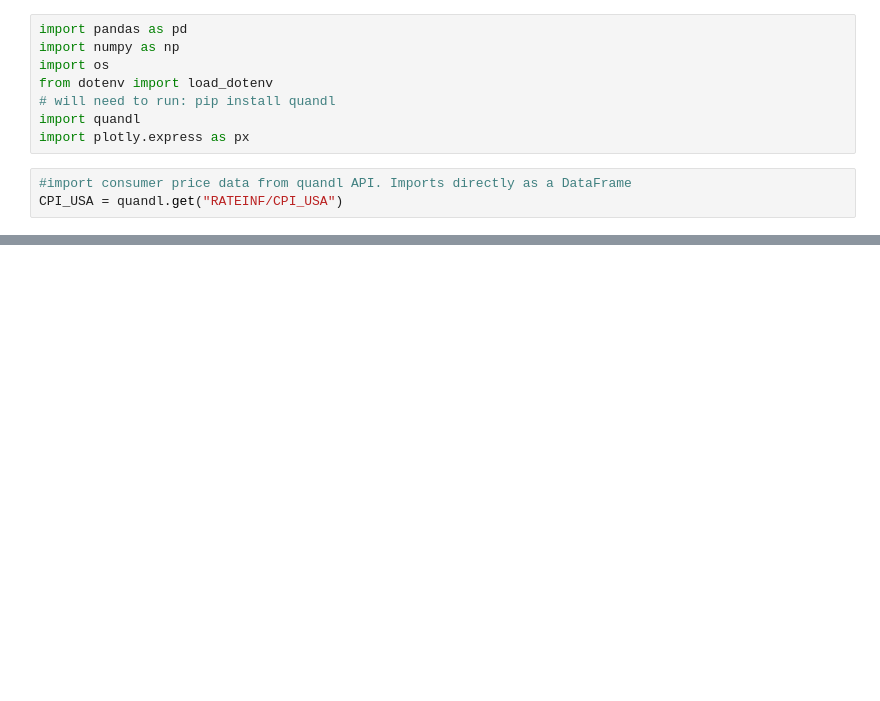
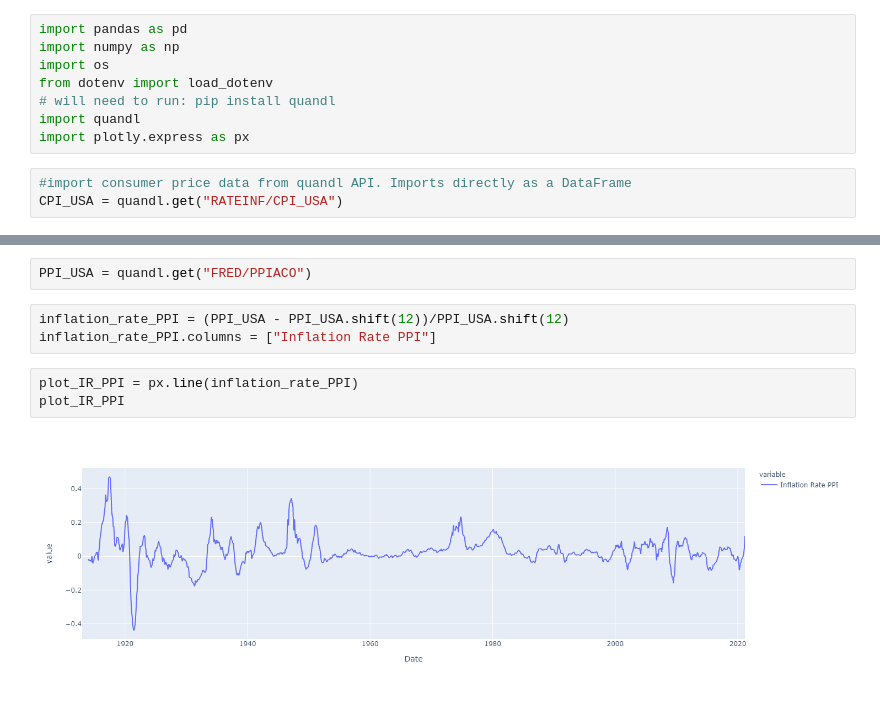
Before and after one commit to 44nash/project_1, a Jupyter notebook: data.ipynb, the cells around one changed output, grey strips where cells are left out. Cells and saved outputs as stored; diff of their text form; blank space fills up the shorter version.

```diff
--- a/data.ipynb
+++ b/data.ipynb
@@ -55,0 +23,10 @@ plot
+# %%
+PPI_USA = quandl.get("FRED/PPIACO")
+# %%
+inflation_rate_PPI = (PPI_USA - PPI_USA.shift(12))/PPI_USA.shift(12)
+inflation_rate_PPI.columns = ["Inflation Rate PPI"]
+# %%
+plot_IR_PPI = px.line(inflation_rate_PPI)
+plot_IR_PPI
+# %% [output]
+[figure, added]
```
Also changed, not shown: parts of 4 cells of this notebook, 1 other file.
